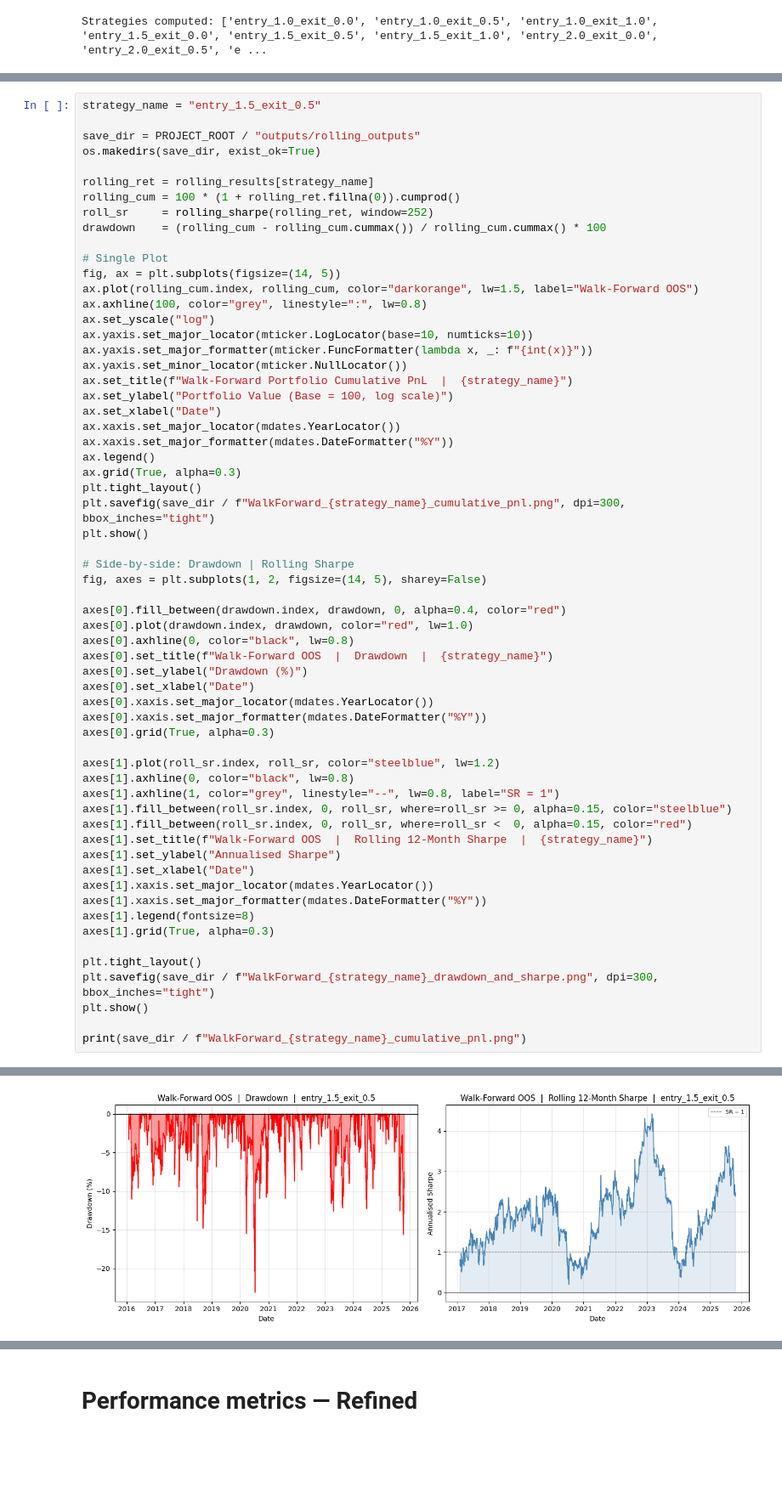
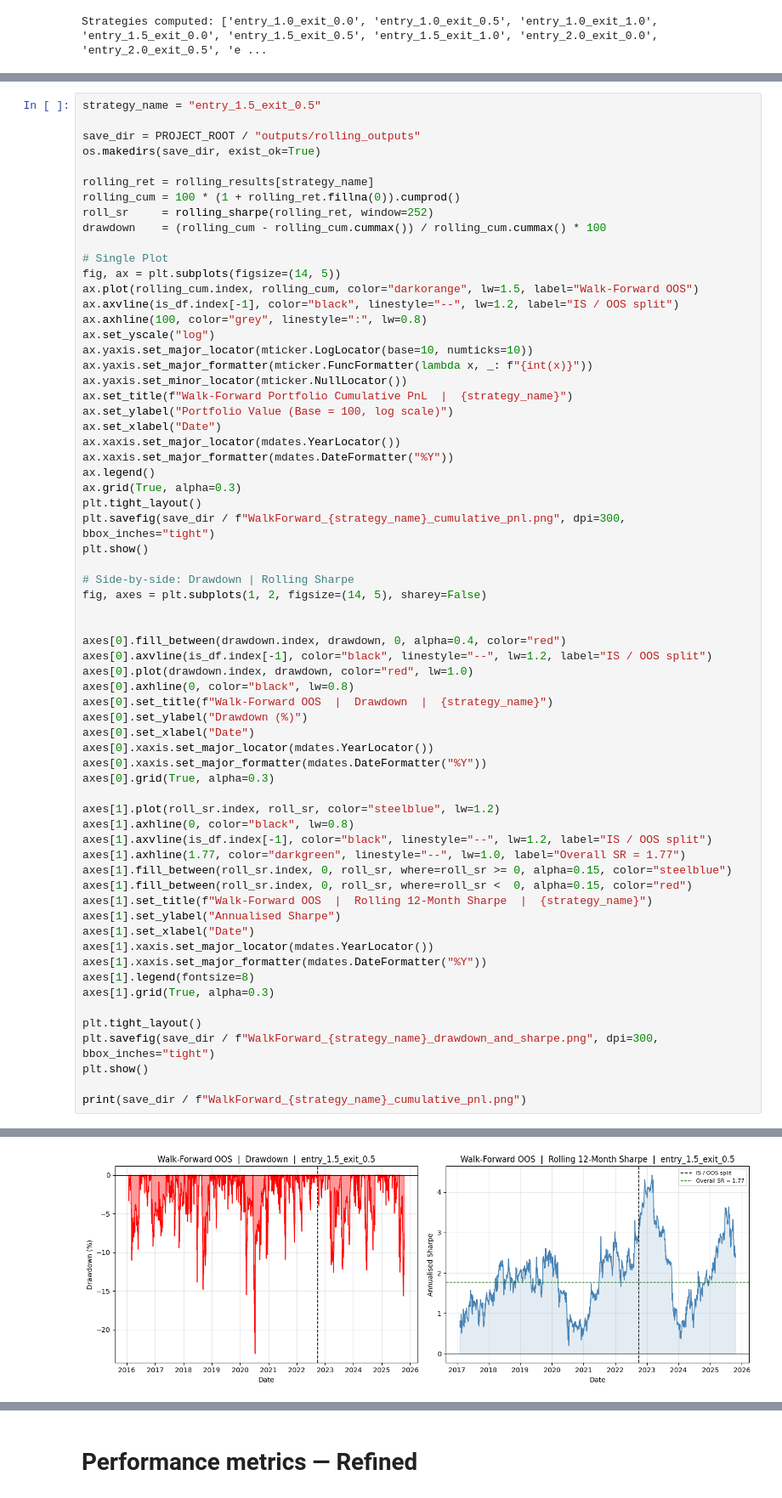
Before and after one commit to hivan04/applied-project-06039211, a Jupyter notebook: notebooks/8_rolling_backtest.ipynb, the cells around one changed output, grey strips where cells are left out. Shown at 85% size. Cells and saved outputs as stored; diff of their text form; blank space fills up the shorter version.

```diff
--- a/notebooks/8_rolling_backtest.ipynb
+++ b/notebooks/8_rolling_backtest.ipynb
@@ -105,6 +106,7 @@ drawdown    = (rolling_cum - rolling_cum.cummax()) / rolling_cum.cummax() * 100
 # Single Plot
 fig, ax = plt.subplots(figsize=(14, 5))
 ax.plot(rolling_cum.index, rolling_cum, color="darkorange", lw=1.5, label="Walk-Forward OOS")
+ax.axvline(is_df.index[-1], color="black", linestyle="--", lw=1.2, label="IS / OOS split")
 ax.axhline(100, color="grey", linestyle=":", lw=0.8)
 ax.set_yscale("log")
 ax.yaxis.set_major_locator(mticker.LogLocator(base=10, numticks=10))
@@ -124,7 +126,9 @@ plt.show()
 # Side-by-side: Drawdown | Rolling Sharpe
 fig, axes = plt.subplots(1, 2, figsize=(14, 5), sharey=False)
 
+
 axes[0].fill_between(drawdown.index, drawdown, 0, alpha=0.4, color="red")
+axes[0].axvline(is_df.index[-1], color="black", linestyle="--", lw=1.2, label="IS / OOS split")
 axes[0].plot(drawdown.index, drawdown, color="red", lw=1.0)
 axes[0].axhline(0, color="black", lw=0.8)
 axes[0].set_title(f"Walk-Forward OOS  |  Drawdown  |  {strategy_name}")
@@ -136,7 +140,8 @@ axes[0].grid(True, alpha=0.3)
 
 axes[1].plot(roll_sr.index, roll_sr, color="steelblue", lw=1.2)
 axes[1].axhline(0, color="black", lw=0.8)
-axes[1].axhline(1, color="grey", linestyle="--", lw=0.8, label="SR = 1")
+axes[1].axvline(is_df.index[-1], color="black", linestyle="--", lw=1.2, label="IS / OOS split")
+axes[1].axhline(1.77, color="darkgreen", linestyle="--", lw=1.0, label="Overall SR = 1.77")
 axes[1].fill_between(roll_sr.index, 0, roll_sr, where=roll_sr >= 0, alpha=0.15, color="steelblue")
 axes[1].fill_between(roll_sr.index, 0, roll_sr, where=roll_sr <  0, alpha=0.15, color="red")
 axes[1].set_title(f"Walk-Forward OOS  |  Rolling 12-Month Sharpe  |  {strategy_name}")
@@ -157,2 +162,2 @@ print(save_dir / f"WalkForward_{strategy_name}_cumulative_pnl.png")
-[figure, old version]
+[figure, new version]
 /Users/ivanhung/Documents/GitHub/applied-project-06039211/outputs/rolling_outputs/WalkForward_entry_1.5_exit_0.5_cumulative_pnl.png
```
Also changed, not shown: parts of 9 cells of this notebook, 19 other files.
